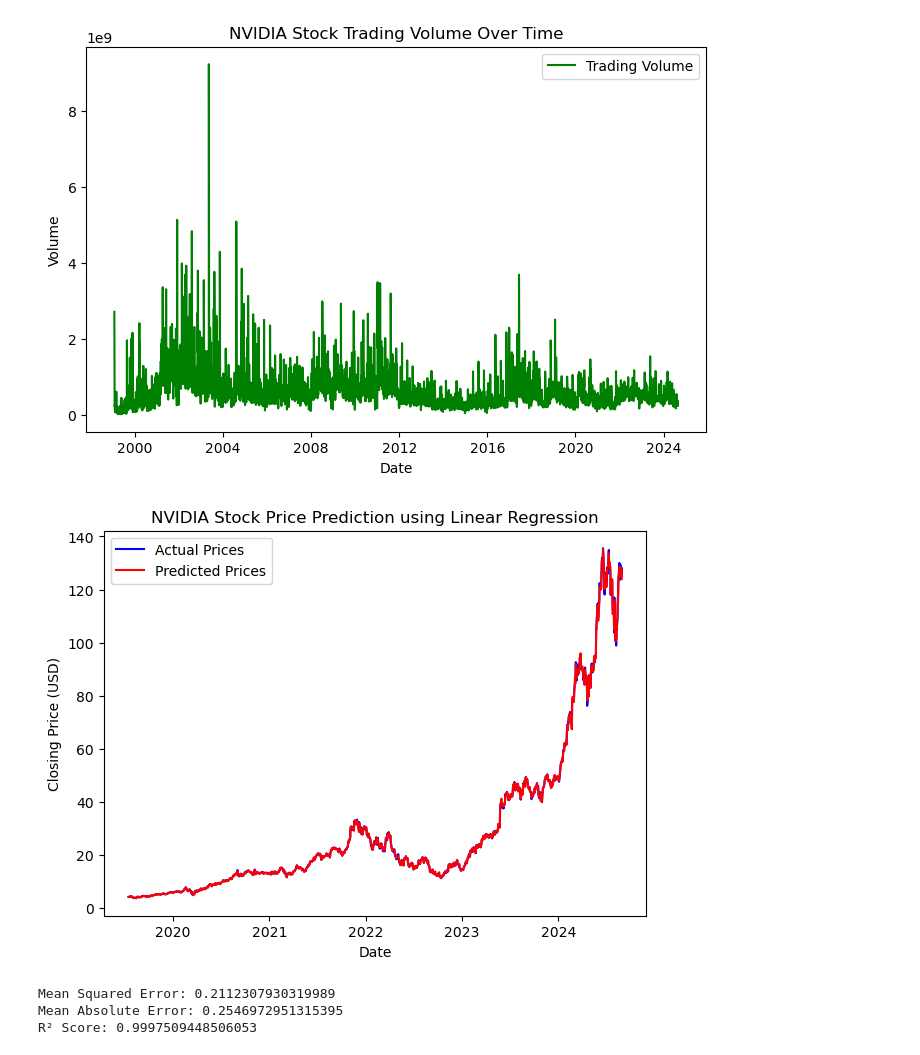
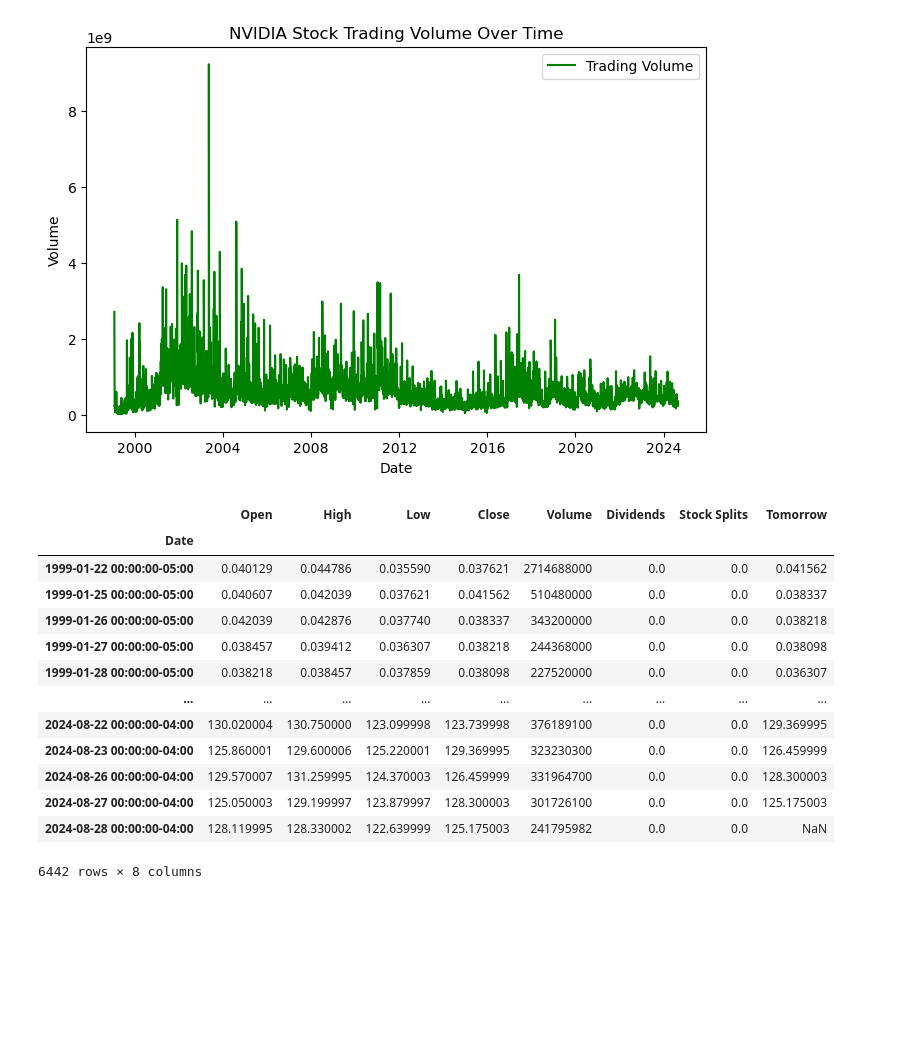
Before and after one commit to ANUPRANAY/Stock-Price-Prediction-Final-Project, a Jupyter notebook: NVDA_Stock_Prediction.ipynb, the cells around one changed output. Drawn from its saved outputs; the diff is of its cells as text; code cells hidden in the pictures; blank space fills up the shorter version.

Commit message:
Updated Baseline Model

```diff
--- a/NVDA_Stock_Prediction.ipynb
+++ b/NVDA_Stock_Prediction.ipynb
@@ -58,35 +59,21 @@ plt.legend()
 plt.show()
 # %% [output]
 [figure]
-# %%
-X = nvda_data[['Open', 'High', 'Low']]
-y = nvda_data['Close']
-
-X_train, X_test, y_train, y_test = train_test_split(X, y, test_size=0.2, shuffle=False)
-
-model = LinearRegression()
-model.fit(X_train, y_train)
-
-y_pred = model.predict(X_test)
-
-plt.figure(figsize=(7, 5))
-plt.plot(X_test.index, y_test, label='Actual Prices', color='blue')
-plt.plot(X_test.index, y_pred, label='Predicted Prices', color='red')
-plt.title('NVIDIA Stock Price Prediction using Linear Regression')
-plt.xlabel('Date')
-plt.ylabel('Closing Price (USD)')
-plt.legend()
-plt.show()
-
-# Error Metrics
-mse = mean_squared_error(y_test, y_pred)
-mae = mean_absolute_error(y_test, y_pred)
-r2 = r2_score(y_test, y_pred)
-print(f'Mean Squared Error: {mse}')
-print(f'Mean Absolute Error: {mae}')
-print(f'R² Score: {r2}')
-# %% [output]
-[figure, removed]
-Mean Squared Error: 0.2112307930319989
-Mean Absolute Error: 0.2546972951315395
-R² Score: 0.9997509448506053
+# %%
+nvda_data['Tomorrow'] = nvda_data['Close'].shift(-1)
+nvda_data
+# %% [output]
+|  | Open | High | Low | Close | Volume | Dividends | Stock Splits | Tomorrow |
+| Date |  |  |  |  |  |  |  |  |
+| 1999-01-22 00:00:00-05:00 | 0.040129 | 0.044786 | 0.035590 | 0.037621 | 2714688000 | 0.0 | 0.0 | 0.041562 |
+| 1999-01-25 00:00:00-05:00 | 0.040607 | 0.042039 | 0.037621 | 0.041562 | 510480000 | 0.0 | 0.0 | 0.038337 |
+| 1999-01-26 00:00:00-05:00 | 0.042039 | 0.042876 | 0.037740 | 0.038337 | 343200000 | 0.0 | 0.0 | 0.038218 |
+| 1999-01-27 00:00:00-05:00 | 0.038457 | 0.039412 | 0.036307 | 0.038218 | 244368000 | 0.0 | 0.0 | 0.038098 |
+| 1999-01-28 00:00:00-05:00 | 0.038218 | 0.038457 | 0.037859 | 0.038098 | 227520000 | 0.0 | 0.0 | 0.036307 |
+| ... | ... | ... | ... | ... | ... | ... | ... | ... |
+| 2024-08-22 00:00:00-04:00 | 130.020004 | 130.750000 | 123.099998 | 123.739998 | 376189100 | 0.0 | 0.0 | 129.369995 |
+| 2024-08-23 00:00:00-04:00 | 125.860001 | 129.600006 | 125.220001 | 129.369995 | 323230300 | 0.0 | 0.0 | 126.459999 |
+| 2024-08-26 00:00:00-04:00 | 129.570007 | 131.259995 | 124.370003 | 126.459999 | 331964700 | 0.0 | 0.0 | 128.300003 |
+| 2024-08-27 00:00:00-04:00 | 125.050003 | 129.199997 | 123.879997 | 128.300003 | 301726100 | 0.0 | 0.0 | 125.175003 |
+| 2024-08-28 00:00:00-04:00 | 128.119995 | 128.330002 | 122.639999 | 125.175003 | 241795982 | 0.0 | 0.0 | NaN |
+6442 rows × 8 columns
```
Also changed, not shown: parts of 7 cells of this notebook.
